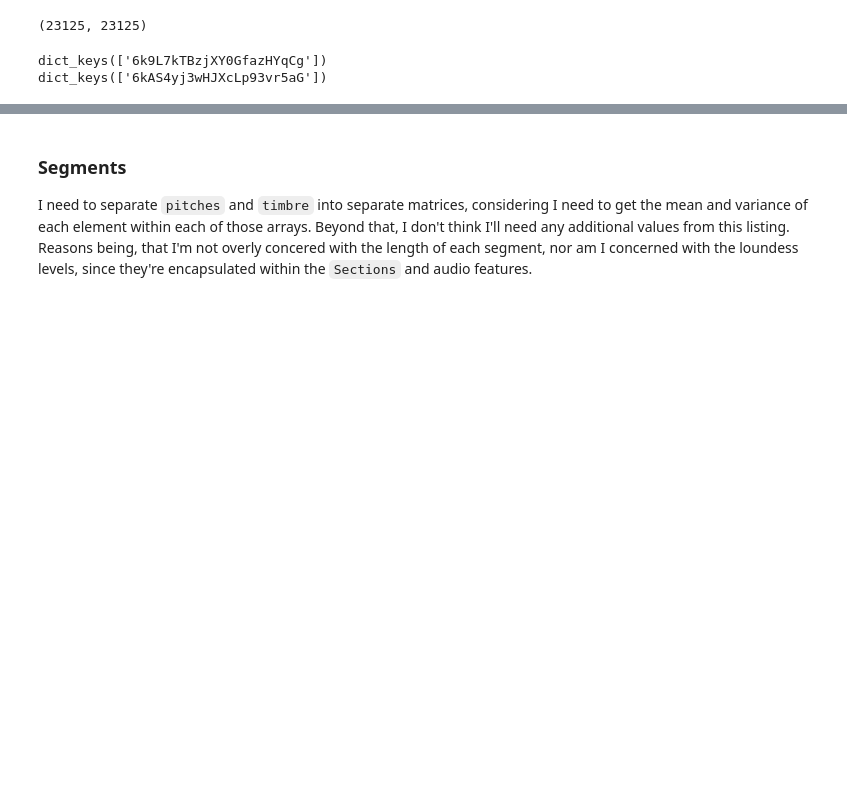
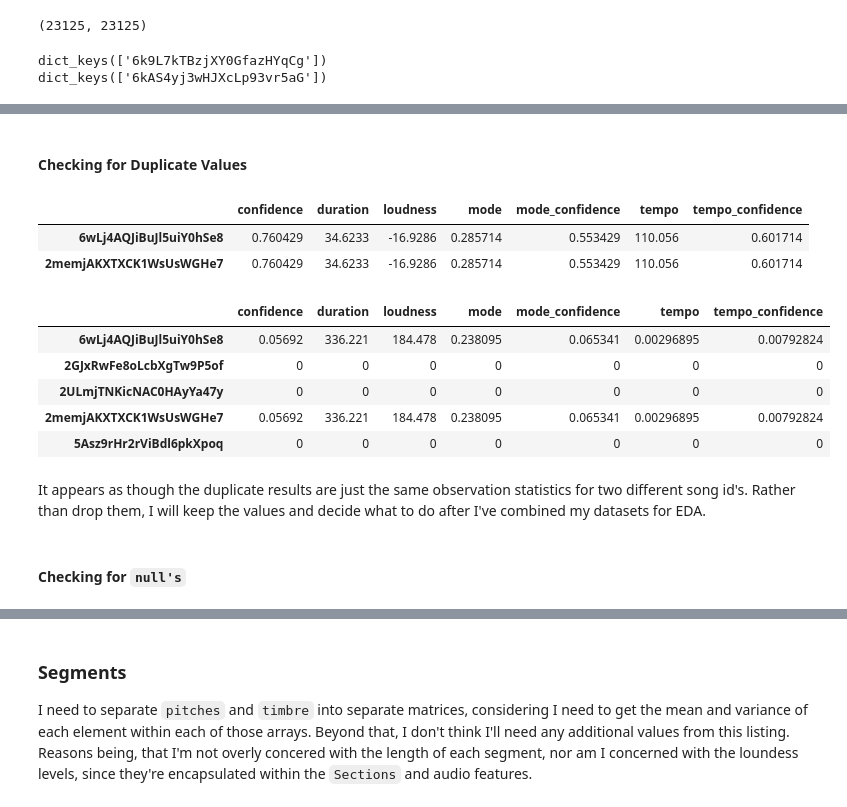
Before and after one commit to jonjohnsontc/songwriter-graph, a Jupyter notebook: notebooks/spotify_audio_analysis.ipynb, the cells around one changed output, grey strips where cells are left out. Drawn from its saved outputs; the diff is of its cells as text; code cells hidden in the pictures; blank space fills up the shorter version.

Commit message:
updated section tables

```diff
--- a/notebooks/spotify_audio_analysis.ipynb
+++ b/notebooks/spotify_audio_analysis.ipynb
@@ -202,0 +254,24 @@ for e in var_dicts:
+# %%
+section_mean.drop(labels='21VDF2xzLl8P1vDVr0nuQY', inplace=True)
+section_var.drop(labels='21VDF2xzLl8P1vDVr0nuQY', inplace=True)
+# %% [markdown]
+#### Checking for Duplicate Values
+# %%
+section_mean[section_mean.duplicated(keep=False)]
+# %% [output]
+|  | confidence | duration | loudness | mode | mode_confidence | tempo | tempo_confidence |
+| 6wLj4AQJiBuJl5uiY0hSe8 | 0.760429 | 34.6233 | -16.9286 | 0.285714 | 0.553429 | 110.056 | 0.601714 |
+| 2memjAKXTXCK1WsUsWGHe7 | 0.760429 | 34.6233 | -16.9286 | 0.285714 | 0.553429 | 110.056 | 0.601714 |
+# %%
+section_var[section_var.duplicated(keep=False)]
+# %% [output]
+|  | confidence | duration | loudness | mode | mode_confidence | tempo | tempo_confidence |
+| 6wLj4AQJiBuJl5uiY0hSe8 | 0.05692 | 336.221 | 184.478 | 0.238095 | 0.065341 | 0.00296895 | 0.00792824 |
+| 2GJxRwFe8oLcbXgTw9P5of | 0 | 0 | 0 | 0 | 0 | 0 | 0 |
+| 2ULmjTNKicNAC0HAyYa47y | 0 | 0 | 0 | 0 | 0 | 0 | 0 |
+| 2memjAKXTXCK1WsUsWGHe7 | 0.05692 | 336.221 | 184.478 | 0.238095 | 0.065341 | 0.00296895 | 0.00792824 |
+| 5Asz9rHr2rViBdl6pkXpoq | 0 | 0 | 0 | 0 | 0 | 0 | 0 |
+# %% [markdown]
+It appears as though the duplicate results are just the same observation statistics for two different song id's. Rather than drop them, I will keep the values and decide what to do after I've combined my datasets for EDA.
+# %% [markdown]
+#### Checking for `null's`
```
Also changed, not shown: parts of 34 cells of this notebook, 2 other files.
